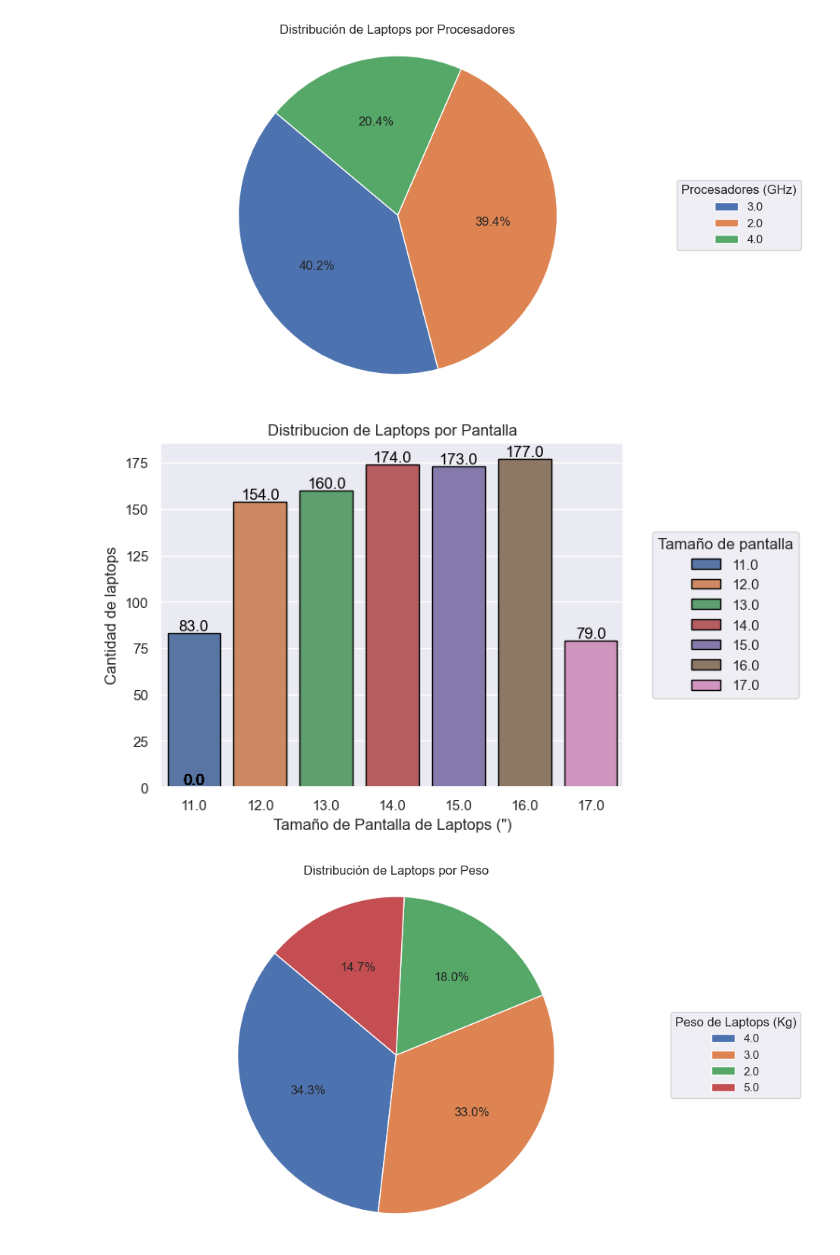
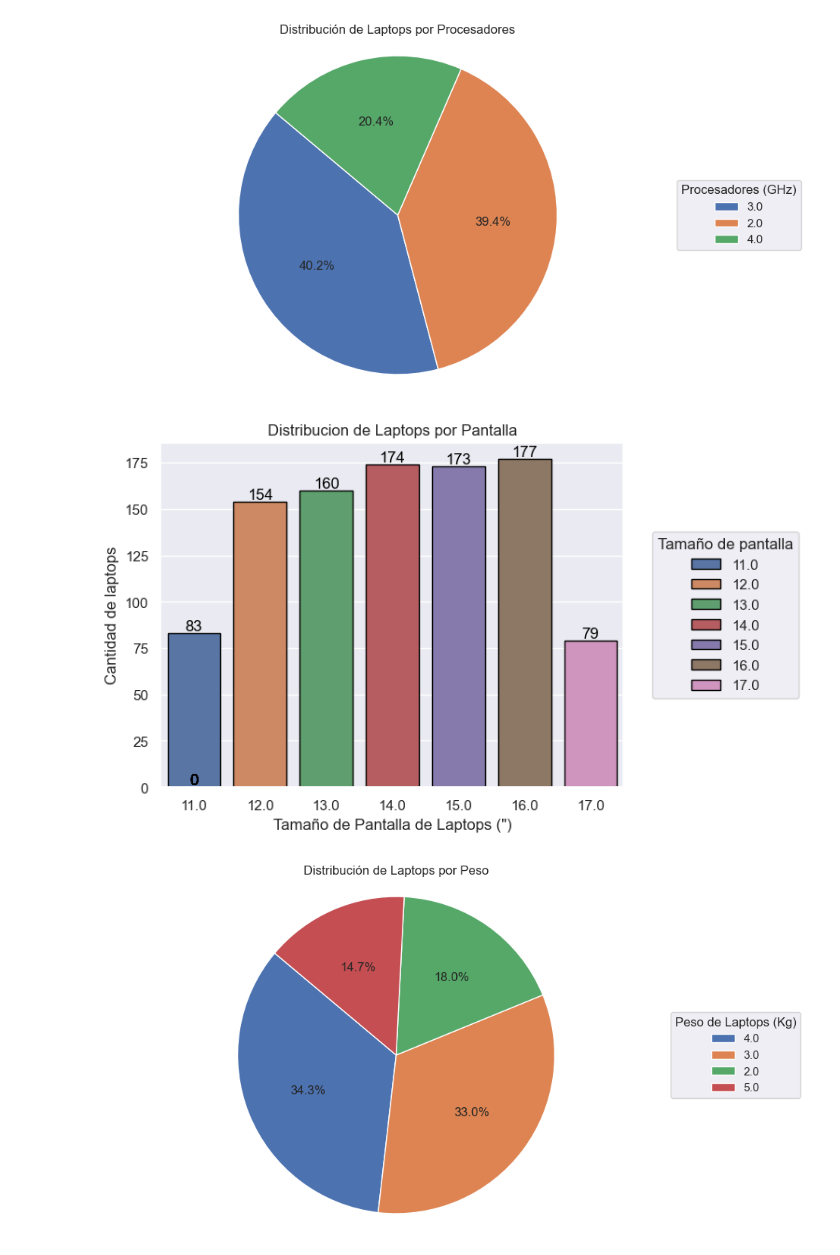
Before and after one commit to Isaac244/Proyecto_Machine_Learning, a Jupyter notebook: Proyecto-final.ipynb, the cells around one changed output. Cells and saved outputs as stored; diff of their text form; code cells hidden in the pictures.

```diff
--- a/Proyecto-final.ipynb
+++ b/Proyecto-final.ipynb
@@ -485,7 +485,7 @@ ax1=sns.barplot(x=memoria_ram.index, y=memoria_ram.values, palette='deep',hue=me
 
 ax1 = plt.gca()
 for p in ax1.patches:
-    ax1.text(p.get_x() + p.get_width()/2., p.get_height(), '{:.1f}'.format(p.get_height()),
+    ax1.text(p.get_x() + p.get_width()/2., p.get_height(), '{:.0f}'.format(p.get_height()),
             fontsize=12, color='black', ha='center', va='bottom')
 
 #for i in range(len(memoria_ram)):
@@ -511,20 +511,20 @@ plt.show()
 # %%
 #Grafica de las pantallas para las laptops
 sns.set_theme(style='darkgrid')
 ax=sns.barplot(x=pantalla.index, y=pantalla.values, palette='deep', hue=pantalla.index, edgecolor='black')
 
 ax = plt.gca()
 for p in ax.patches:
-    ax.text(p.get_x() + p.get_width()/2., p.get_height(), '{:.1f}'.format(p.get_height()),
+    ax.text(p.get_x() + p.get_width()/2., p.get_height(), '{:.0f}'.format(p.get_height()),
             fontsize=12, color='black', ha='center', va='bottom')
 
 plt.title('Distribucion de Laptops por Pantalla')
 plt.xlabel('Tamaño de Pantalla de Laptops (")')
 plt.ylabel('Cantidad de laptops')
 plt.legend(title='Tamaño de pantalla', loc='center', bbox_to_anchor=(1.22,0.5))
 plt.show()
 # %% [output]
-[figure, old version]
+[figure, new version]
 # %%
 #GRAFICA DE PESO DE LAS LAPTOPS
 plt.figure(figsize=(10, 6))
```
Also changed, not shown: parts of 3 cells of this notebook.
